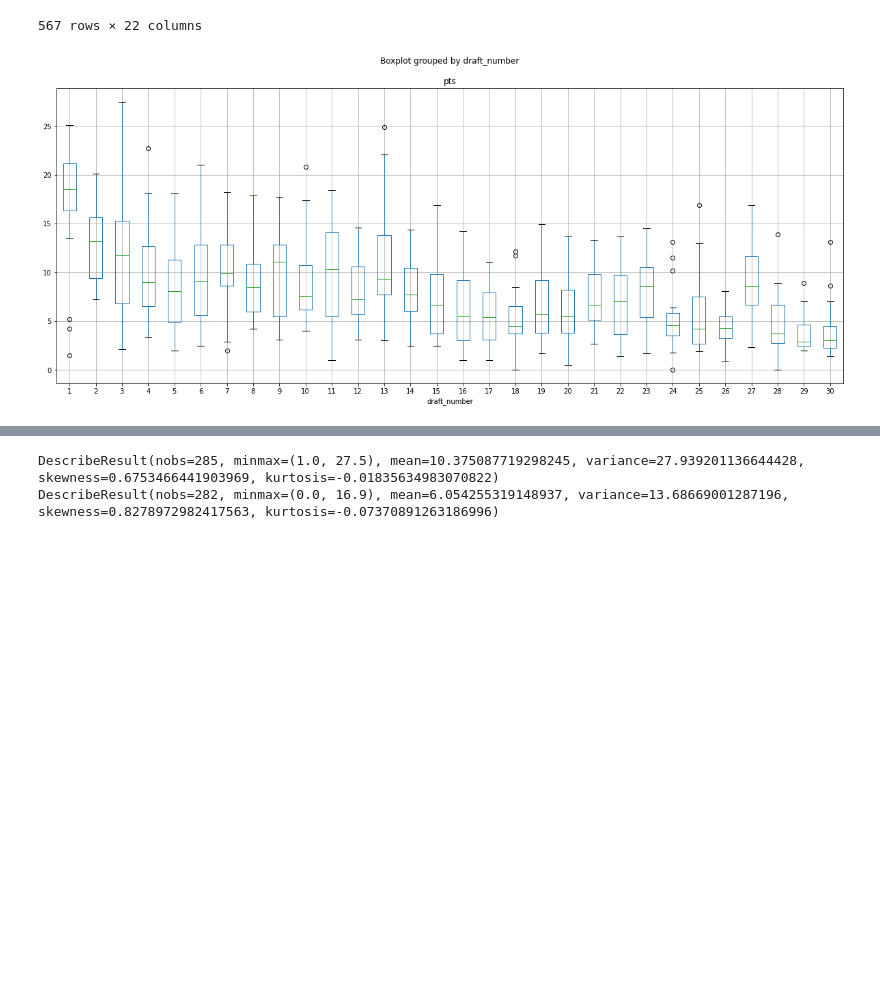
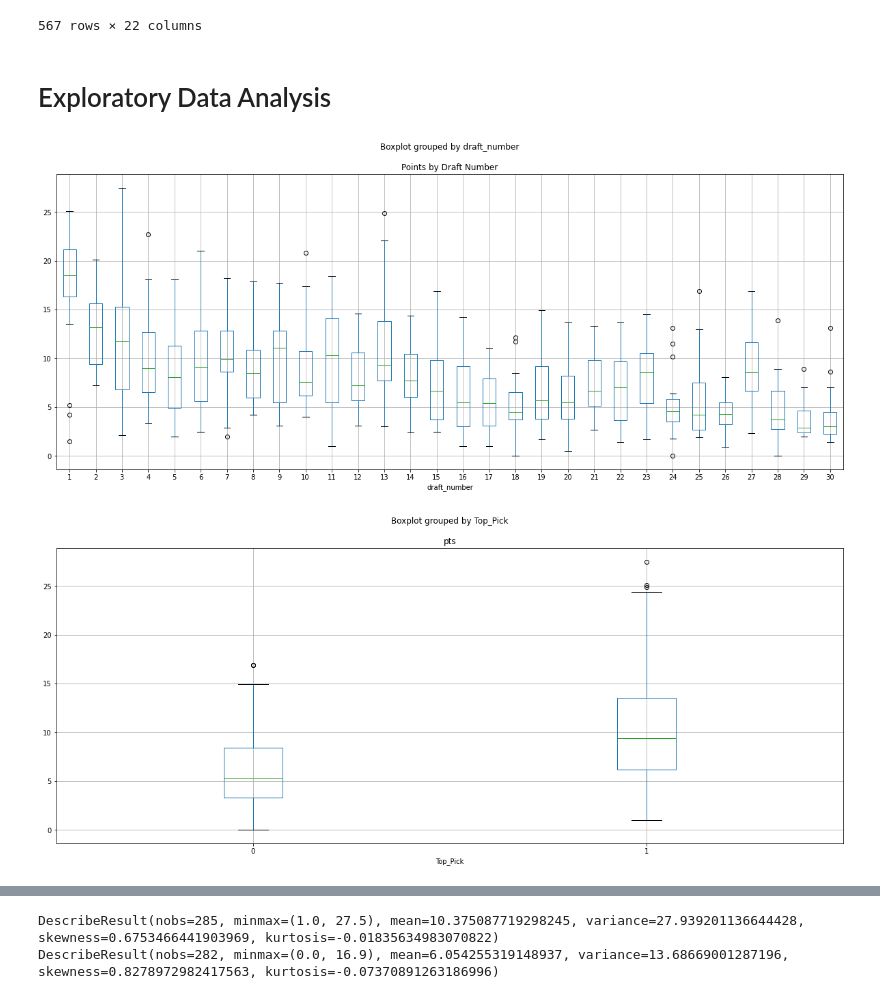
Before and after one commit to AngelCobos1/Capstone_1, a Jupyter notebook: NBA_Draft_Picks.ipynb, the cells around one changed output, grey strips where cells are left out. Saved outputs shown, nothing was run; the diff lists cells and outputs as text; code cells hidden in the pictures; blank space fills up the shorter version.

```diff
--- a/NBA_Draft_Picks.ipynb
+++ b/NBA_Draft_Picks.ipynb
@@ -92,12 +107,15 @@ results_df
 | 1130 | 9063 | Zach LaVine | MIN | 21.0 | 195.58 | 85.728888 | UCLA | USA | ... |
 | 1131 | 9132 | Zach LaVine | MIN | 22.0 | 195.58 | 83.914520 | UCLA | USA | ... |
 567 rows × 22 columns
+# %% [markdown]
+# Exploratory Data Analysis
 # %%
 # Data Vizualization:
-# We can already vizualize trends among several of the metrics, by draft_number, but we should explore this more closely
+# We can already vizualize a trend among average points/game scored, by draft_number, but we should explore this more closely
 # to our hypothesis by splitting the data set into two groups.
 
-results_df.boxplot('pts', by='draft_number', figsize=(20, 8))
+df_5.boxplot('pts', by='draft_number',figsize=(20, 8))
+plt.title('Points by Draft Number')
 plt.show()
 # %% [output]
-[figure, old version]
+[figure, new version]
@@ -104 +127,6 @@ plt.show()
+# %%
+results_df.boxplot('pts', by='Top_Pick', figsize=(20, 8))
+plt.show()
+# %% [output]
+[figure, added]
 # %%
```
Also changed, not shown: parts of 29 cells of this notebook.
